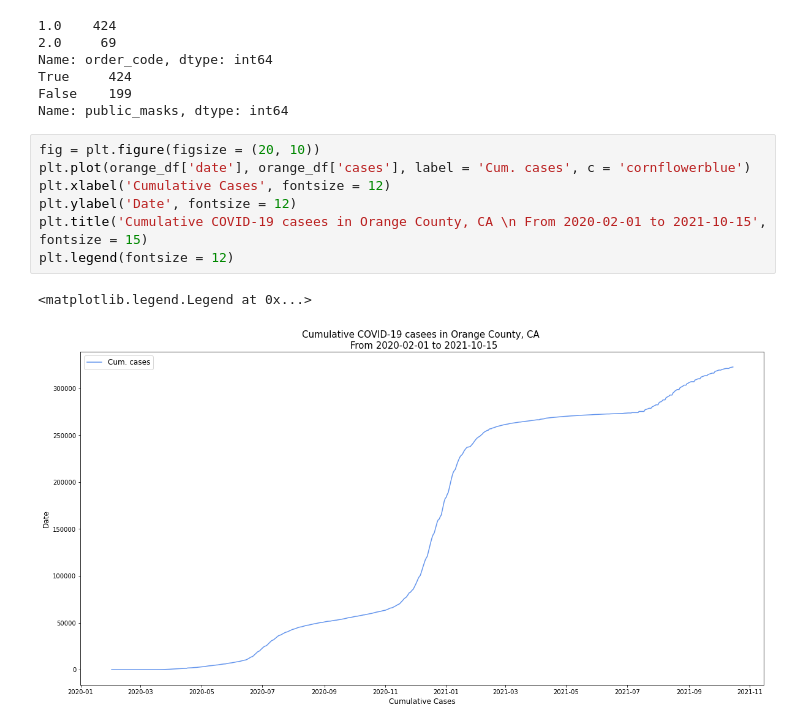
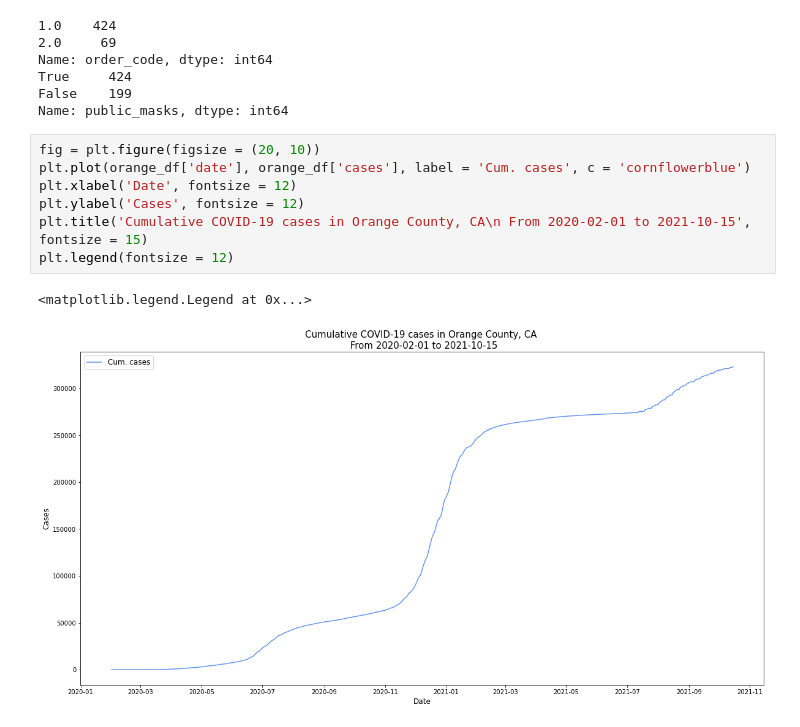
Before and after one commit to anushnap/data512-project, a Jupyter notebook: A4 - Common Analysis/Orange County Analysis.ipynb, the cells around one changed output. Saved outputs shown, nothing was run; the diff lists cells and outputs as text.

Commit message:
made plots

```diff
--- a/A4 - Common Analysis/Orange County Analysis.ipynb
+++ b/A4 - Common Analysis/Orange County Analysis.ipynb
@@ -135,10 +135,10 @@ Name: public_masks, dtype: int64
 # %%
 fig = plt.figure(figsize = (20, 10))
 plt.plot(orange_df['date'], orange_df['cases'], label = 'Cum. cases', c = 'cornflowerblue')
-plt.xlabel('Cumulative Cases', fontsize = 12)
-plt.ylabel('Date', fontsize = 12)
-plt.title('Cumulative COVID-19 casees in Orange County, CA \n From 2020-02-01 to 2021-10-15', fontsize = 15)
+plt.xlabel('Date', fontsize = 12)
+plt.ylabel('Cases', fontsize = 12)
+plt.title('Cumulative COVID-19 cases in Orange County, CA\n From 2020-02-01 to 2021-10-15', fontsize = 15)
 plt.legend(fontsize = 12)
 # %% [output]
 <matplotlib.legend.Legend at 0x...>
-[figure, old version]
+[figure, new version]
```
Also changed, not shown: parts of 1 cell of this notebook.
